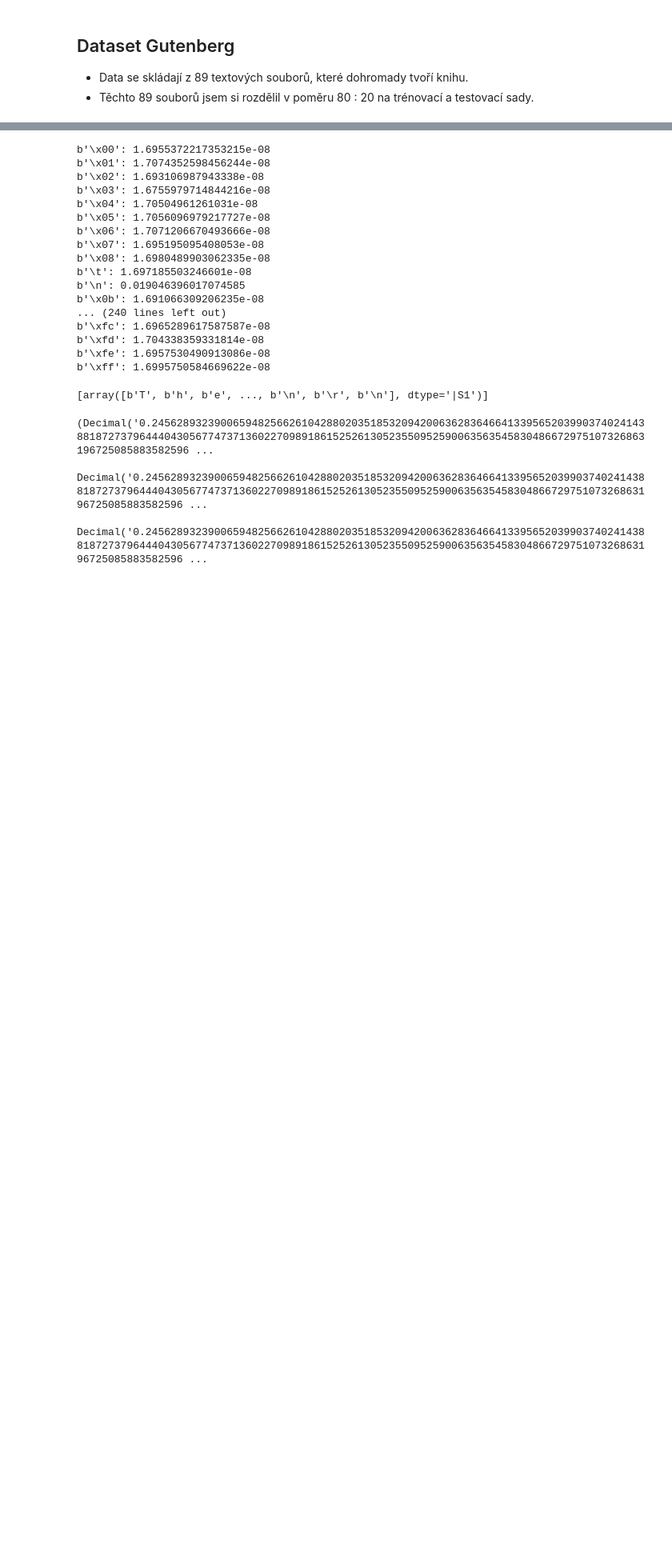
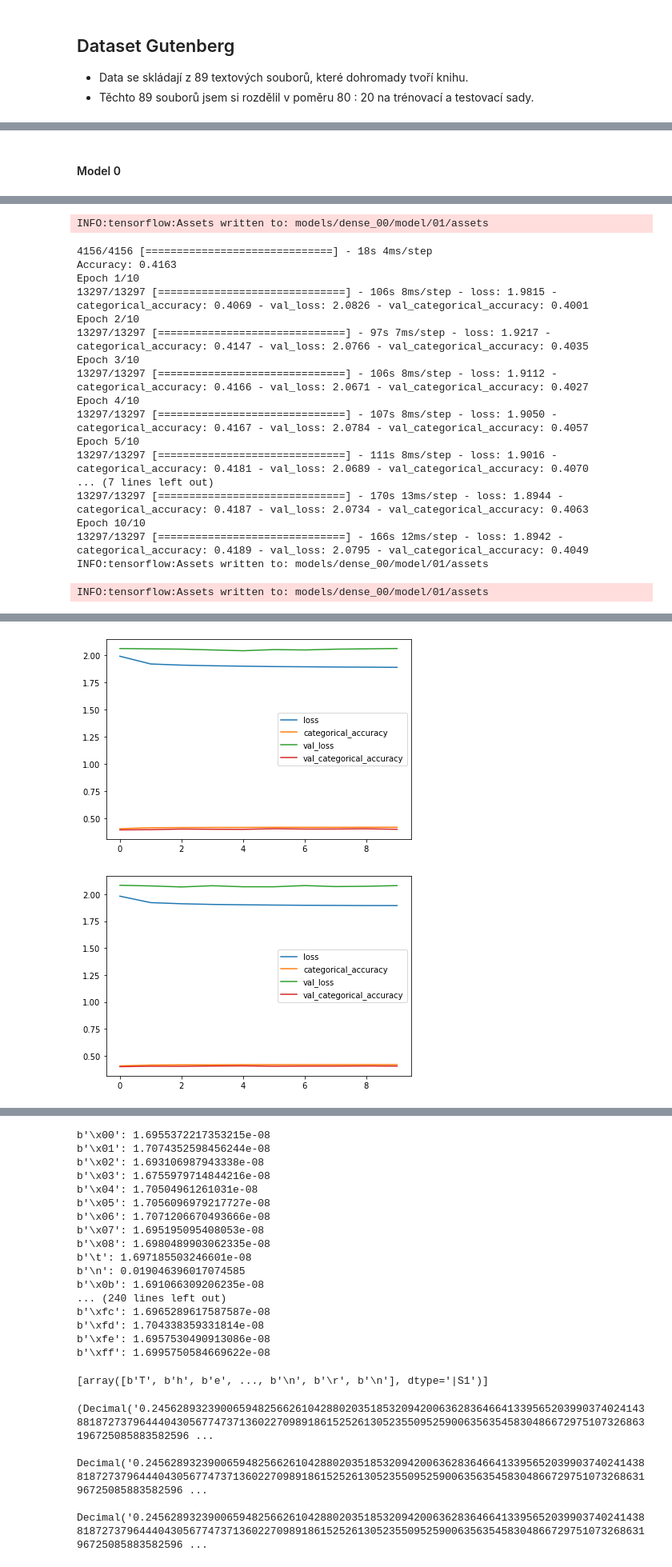
Before and after one commit to Weliras/Data-compression-and-neural-networks, a Jupyter notebook: SemestralProject.ipynb, the cells around one changed output, grey strips where cells are left out. Shown at 80% size. Saved outputs shown, nothing was run; the diff lists cells and outputs as text; code cells hidden in the pictures; blank space fills up the shorter version.

```diff
--- a/SemestralProject.ipynb
+++ b/SemestralProject.ipynb
@@ -747,0 +1259,7 @@ Accuracy: 100.0 %
+# %%
+# Load test_x and test_y as bytes from one file
+# ANN will train on this test data
+test_x, test_y, test_loaded_size = load_data_binary(test_filename, seed=42, lengthOfSubstring=k, portion=1, max_size_in_bytes=5_000_000)
+test_x = np.array(test_x)
+test_y = np.array(test_y)
+print(f"\nSize of test dataset: {len(test_y)} B [{test_loaded_size / 1000 / 1000} MB]")
@@ -747,0 +1269,9 @@ Accuracy: 100.0 %
+# %%
+# Train dataset is same as test dataset
+train_x, train_y = copy.deepcopy(test_x), copy.deepcopy(test_y)
+# %%
+# Split train set into - train and validation set
+# WITH shuffle
+#train_x, val_x, train_y, val_y = train_test_split(train_x, train_y, test_size=0.2, random_state=42, shuffle=True)
+# WITHOUT shuffle
+train_x, val_x, train_y, val_y = train_test_split(train_x, train_y, test_size=0.2, random_state=42, shuffle=False)
@@ -747,0 +1372,13 @@ Accuracy: 100.0 %
+# %%
+batch_sizes = [128, 32]
+# %% [markdown]
+#### Model 0
+# %%
+for b_s in batch_sizes:
+    model = create_dense_model_0()
+    weight_filepath = 'models/dense_00/weights/01.best.hdf5'
+    model_filepath = 'models/dense_00/model/01'
+
+    experiment(train_x, train_y, val_x, val_y, test_x, test_y, model, weight_filepath, model_filepath, original_size_in_bits, batch_size=b_s,
+              epochs=10, shuffle=True, k=k)
+# %% [output]
@@ -747,0 +1402,19 @@ Accuracy: 100.0 %
+INFO:tensorflow:Assets written to: models/dense_00/model/01/assets
+4156/4156 [==============================] - 18s 4ms/step
+Accuracy: 0.4163
+Epoch 1/10
+13297/13297 [==============================] - 106s 8ms/step - loss: 1.9815 - categorical_accuracy: 0.4069 - val_loss: 2.0826 - val_categorical_accuracy: 0.4001
+Epoch 2/10
+13297/13297 [==============================] - 97s 7ms/step - loss: 1.9217 - categorical_accuracy: 0.4147 - val_loss: 2.0766 - val_categorical_accuracy: 0.4035
+Epoch 3/10
+13297/13297 [==============================] - 106s 8ms/step - loss: 1.9112 - categorical_accuracy: 0.4166 - val_loss: 2.0671 - val_categorical_accuracy: 0.4027
+Epoch 4/10
+13297/13297 [==============================] - 107s 8ms/step - loss: 1.9050 - categorical_accuracy: 0.4167 - val_loss: 2.0784 - val_categorical_accuracy: 0.4057
+Epoch 5/10
+13297/13297 [==============================] - 111s 8ms/step - loss: 1.9016 - categorical_accuracy: 0.4181 - val_loss: 2.0689 - val_categorical_accuracy: 0.4070
+... (7 lines left out)
+13297/13297 [==============================] - 170s 13ms/step - loss: 1.8944 - categorical_accuracy: 0.4187 - val_loss: 2.0734 - val_categorical_accuracy: 0.4063
+Epoch 10/10
+13297/13297 [==============================] - 166s 12ms/step - loss: 1.8942 - categorical_accuracy: 0.4189 - val_loss: 2.0795 - val_categorical_accuracy: 0.4049
+INFO:tensorflow:Assets written to: models/dense_00/model/01/assets
+INFO:tensorflow:Assets written to: models/dense_00/model/01/assets
@@ -747,0 +1423,2 @@ Accuracy: 100.0 %
+[figure, added]
+[figure, added]
```
Also changed, not shown: parts of 201 cells of this notebook.
